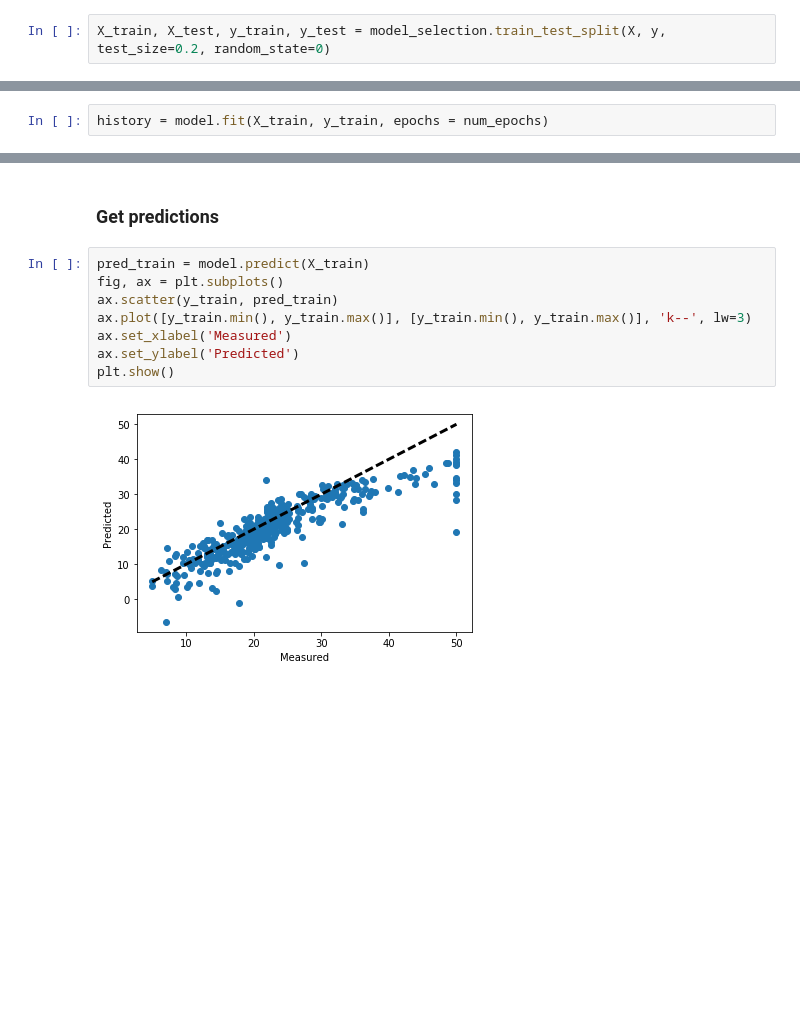
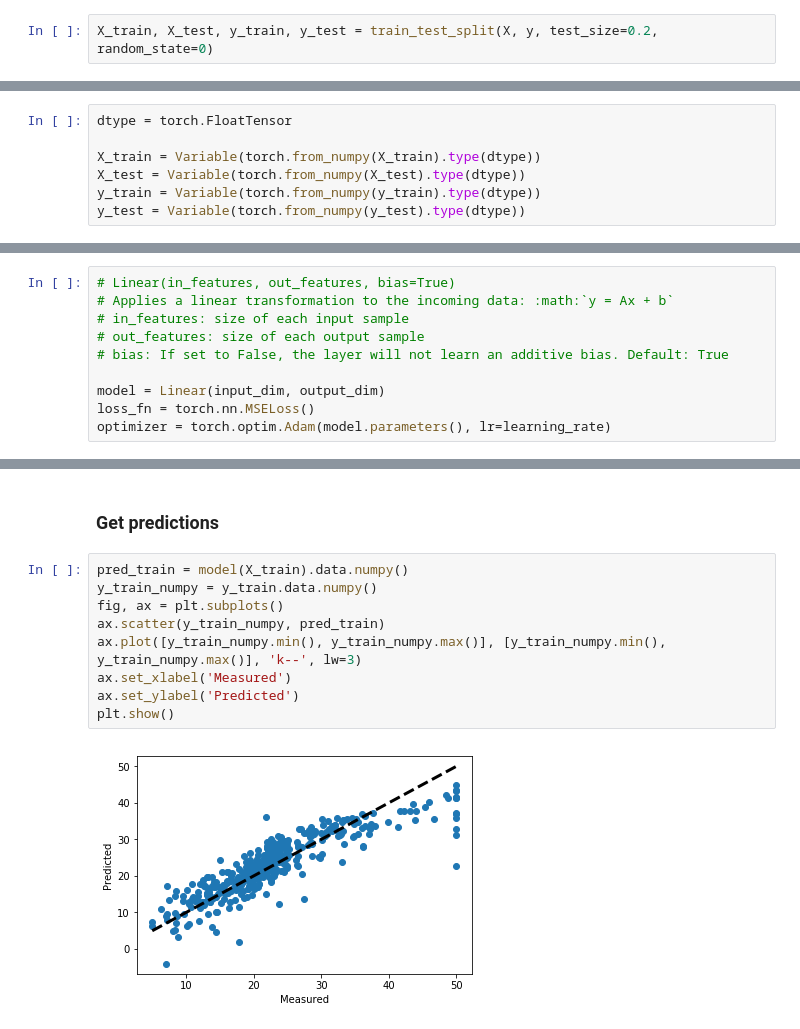
Before and after one commit to skeydan/deeplearning_course, a Jupyter notebook: linear_regression_pytorch.ipynb, the cells around one changed output, grey strips where cells are left out. Drawn from its saved outputs; the diff is of its cells as text; blank space fills up the shorter version.

```diff
--- a/linear_regression_pytorch.ipynb
+++ b/linear_regression_pytorch.ipynb
@@ -17,7 +22,7 @@ y.shape
 # %% [output]
 (506, 1)
 # %%
-X_train, X_test, y_train, y_test = model_selection.train_test_split(X, y, test_size=0.2, random_state=0)
+X_train, X_test, y_train, y_test = train_test_split(X, y, test_size=0.2, random_state=0)
 # %%
 scaler = StandardScaler().fit(X_train)
 X_train = scaler.transform(X_train)
@@ -39,2 +46,9 @@ num_epochs = 100
+# %%
+dtype = torch.FloatTensor
+
+X_train = Variable(torch.from_numpy(X_train).type(dtype))
+X_test = Variable(torch.from_numpy(X_test).type(dtype))
+y_train = Variable(torch.from_numpy(y_train).type(dtype))
+y_test = Variable(torch.from_numpy(y_test).type(dtype))
 # %% [markdown]
 ### Define the model
@@ -67,4 +55,12 @@ _________________________________________________________________
+# %%
+# Linear(in_features, out_features, bias=True)
+# Applies a linear transformation to the incoming data: :math:`y = Ax + b`
+# in_features: size of each input sample
+# out_features: size of each output sample
+# bias: If set to False, the layer will not learn an additive bias. Default: True
+
+model = Linear(input_dim, output_dim)
+loss_fn = torch.nn.MSELoss()
+optimizer = torch.optim.Adam(model.parameters(), lr=learning_rate)
 # %% [markdown]
 ### Fit the model
-# %%
-history = model.fit(X_train, y_train, epochs = num_epochs)
@@ -125,13 +123,14 @@ plt.show()
 # %% [markdown]
 ### Get predictions
 # %%
-pred_train = model.predict(X_train)
+pred_train = model(X_train).data.numpy()
+y_train_numpy = y_train.data.numpy()
 fig, ax = plt.subplots()
-ax.scatter(y_train, pred_train)
-ax.plot([y_train.min(), y_train.max()], [y_train.min(), y_train.max()], 'k--', lw=3)
+ax.scatter(y_train_numpy, pred_train)
+ax.plot([y_train_numpy.min(), y_train_numpy.max()], [y_train_numpy.min(), y_train_numpy.max()], 'k--', lw=3)
 ax.set_xlabel('Measured')
 ax.set_ylabel('Predicted')
 plt.show()
 # %% [output]
-[figure, old version]
+[figure, new version]
 # %%
```
Also changed, not shown: parts of 18 cells of this notebook, 5 other files.
